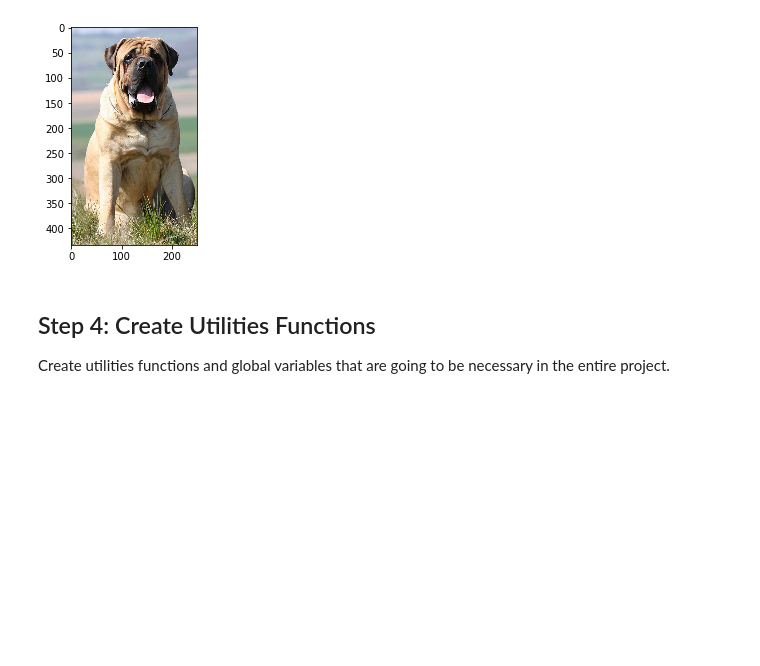
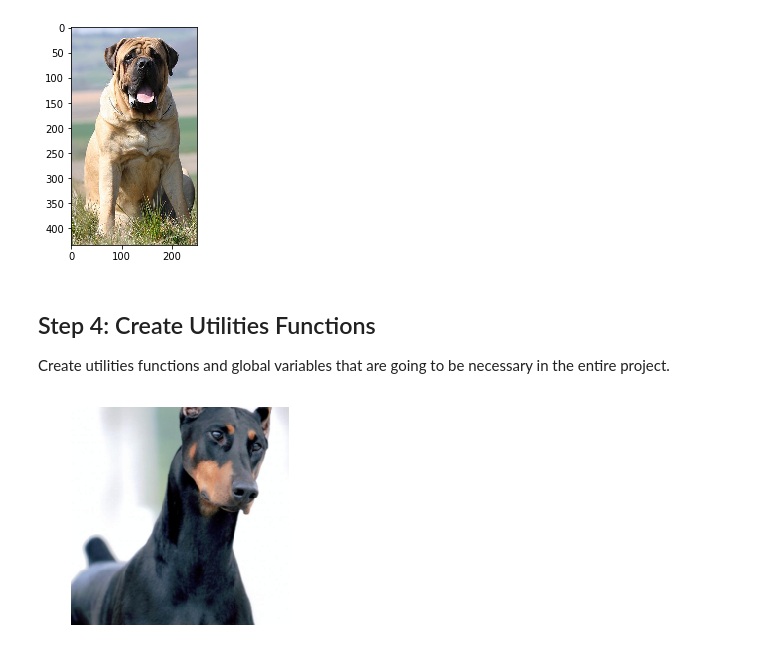
Before and after one commit to luis-valverde/Dog-Breeds-Classifier, a Jupyter notebook: dog_app.ipynb, the cells around one changed output. Cells and saved outputs as stored; diff of their text form; code cells hidden in the pictures; blank space fills up the shorter version.

Commit message:
feat: Add utilities functions
Add "process_image" and "show_image" utilities functions necessary
to process and show a given input image.

```diff
--- a/dog_app.ipynb
+++ b/dog_app.ipynb
@@ -347,0 +361,35 @@ def create_dataloaders(all_datasets):
+# %%
+def show_image(image, ax=None, title=''):
+    ''' Imshow for Tensor
+    '''
+    if ax is None:
+        fig, ax = plt.subplots()
+
+    # PyTorch tensors assume the color channel is the first dimension
+    # but matplotlib assumes is the third dimension
+    image = image.numpy().transpose((1, 2, 0))
+
+    # Undo preprocessing
+    image = std_values * image + mean_values
+
+    # Image needs to be clipped between 0 and 1 or it looks like noise when displayed
+    image = np.clip(image, 0, 1)
+
+    ax.axis('off')
+    ax.set_title(title)
+    ax.imshow(image)
+
+    return ax
+# %%
+# Verify the functionality of "process_image" and "show_image" functions
+
+# Dog image for verification
+dog_image = dog_files[100]
+
+# Processed image
+processed_image = process_image(dog_image)
+
+# Show dog image
+show_image(processed_image);
+# %% [output]
+[figure, added]
```
Also changed, not shown: parts of 1 cell of this notebook.
